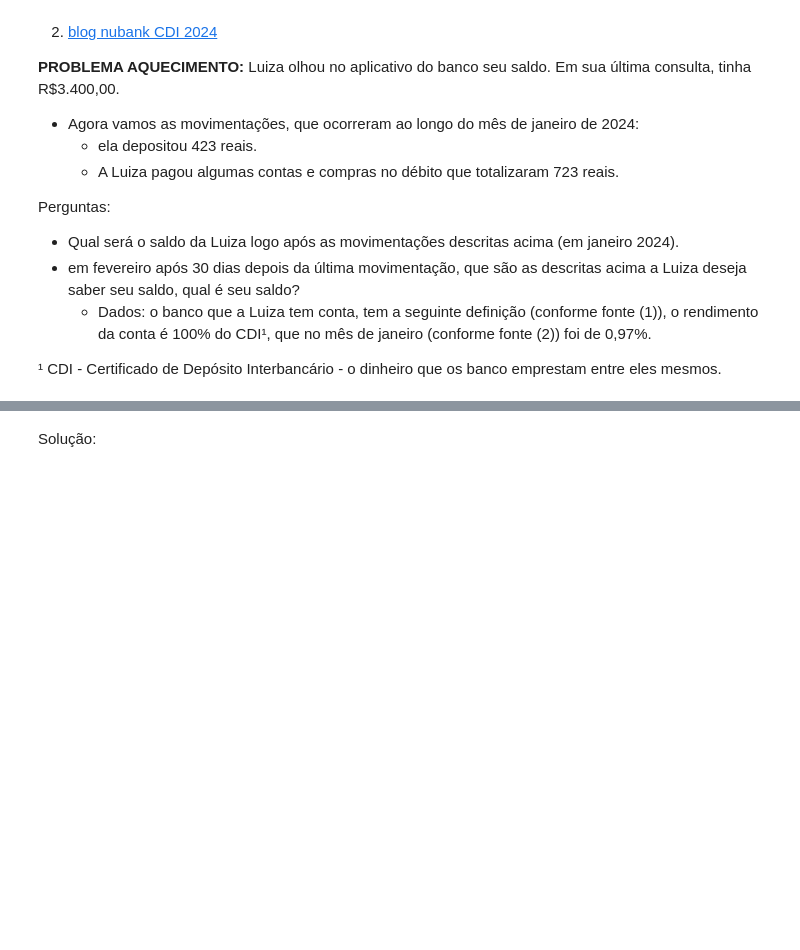
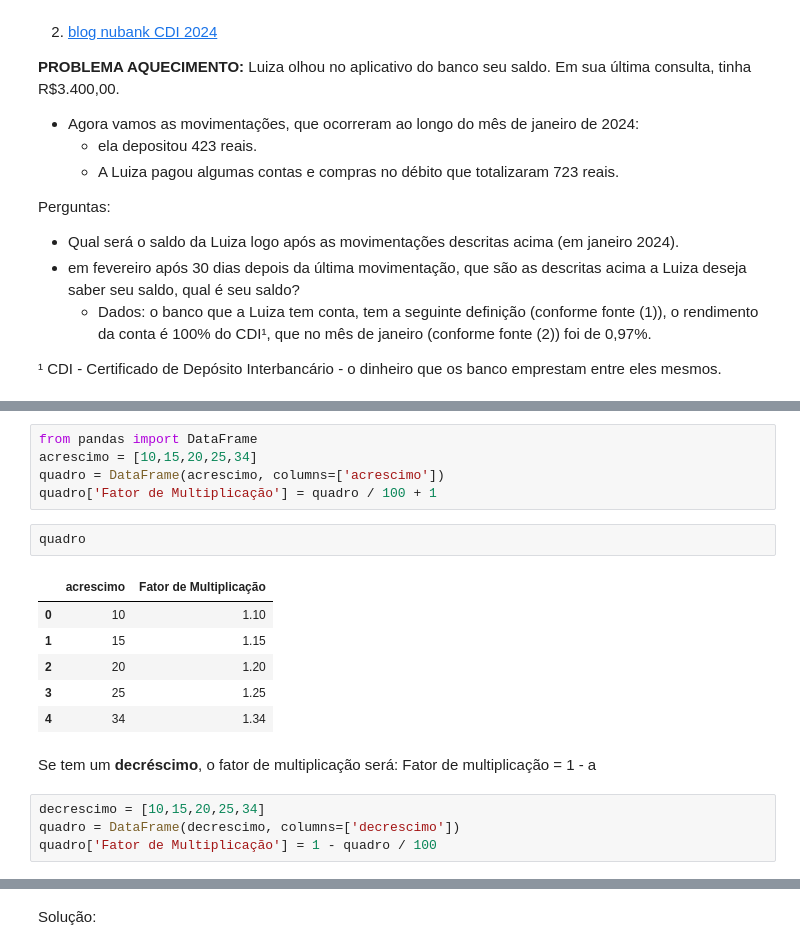
Before and after one commit to Linomc/ceasm, a Jupyter notebook: aula2_CPV_juros_porcentagem.ipynb, the cells around one changed output, grey strips where cells are left out. Cells and saved outputs as stored; diff of their text form; blank space fills up the shorter version.

```diff
--- a/aula2_CPV_juros_porcentagem.ipynb
+++ b/aula2_CPV_juros_porcentagem.ipynb
@@ -63,0 +90,20 @@ Perguntas:
+# %%
+from pandas import DataFrame
+acrescimo = [10,15,20,25,34]
+quadro = DataFrame(acrescimo, columns=['acrescimo'])
+quadro['Fator de Multiplicação'] = quadro / 100 + 1
+# %%
+quadro
+# %% [output]
+|  | acrescimo | Fator de Multiplicação |
+| 0 | 10 | 1.10 |
+| 1 | 15 | 1.15 |
+| 2 | 20 | 1.20 |
+| 3 | 25 | 1.25 |
+| 4 | 34 | 1.34 |
+# %% [markdown]
+Se tem um **decréscimo**, o fator de multiplicação será: Fator de multiplicação = 1 - a
+# %%
+decrescimo = [10,15,20,25,34]
+quadro = DataFrame(decrescimo, columns=['decrescimo'])
+quadro['Fator de Multiplicação'] = 1 - quadro / 100
```
Also changed, not shown: parts of 4 cells of this notebook.
